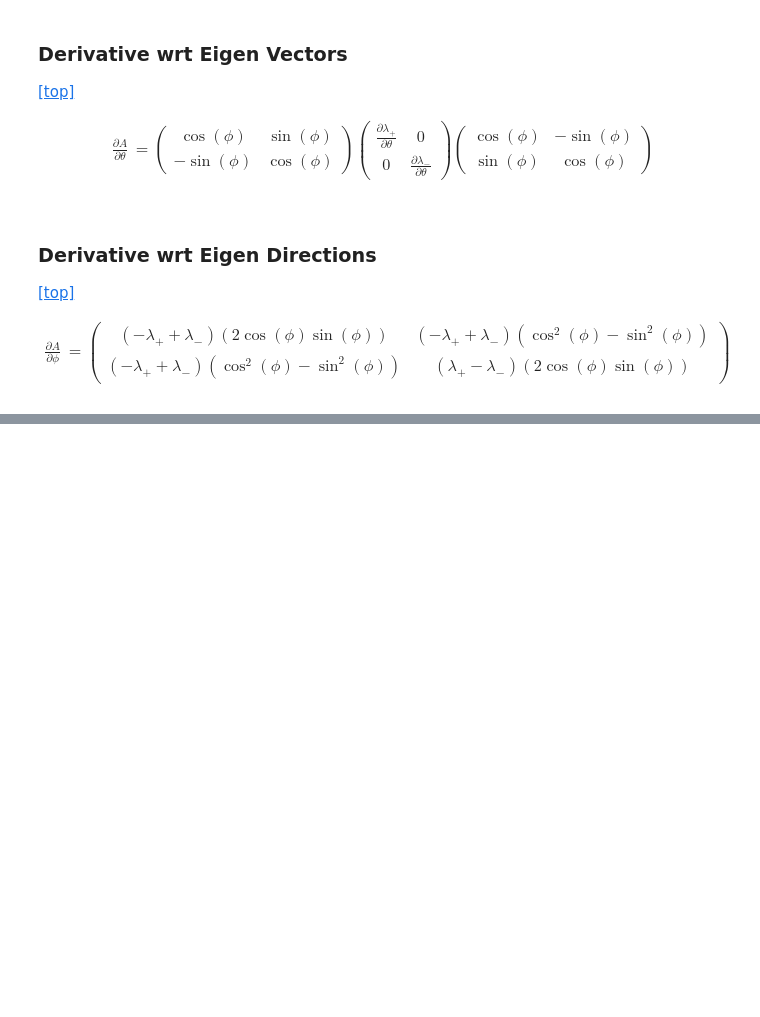
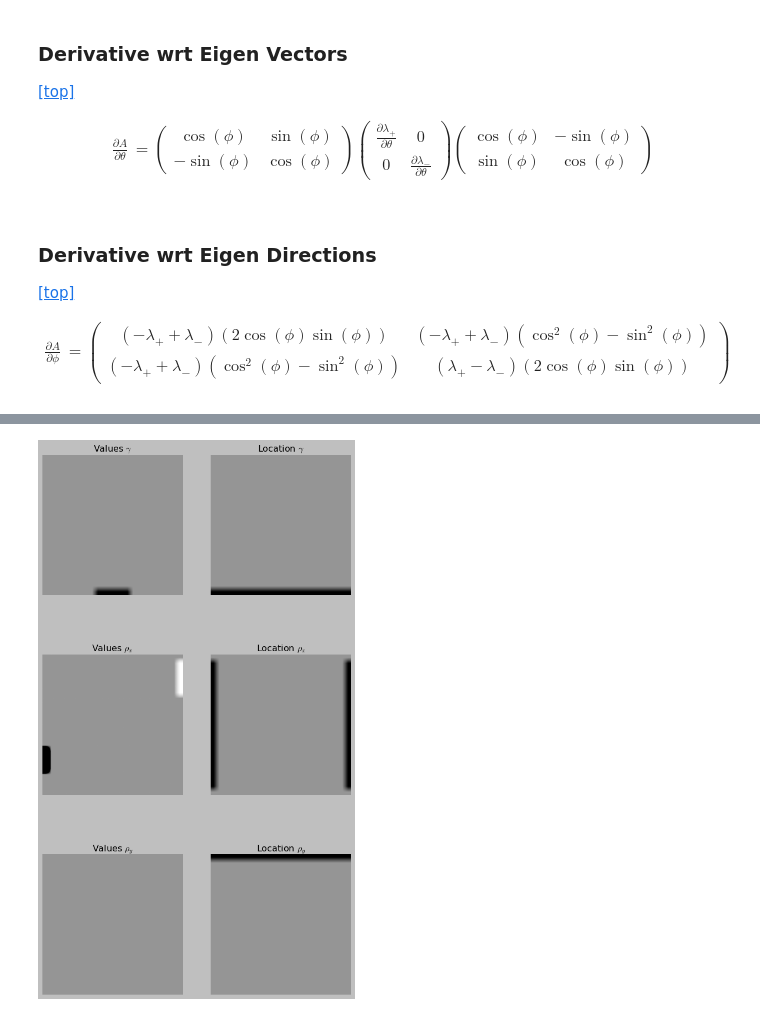
Before and after one commit to JustinBakerMath/homogenize, a Jupyter notebook: Homogenization.ipynb, the cells around one changed output, grey strips where cells are left out. Cells and saved outputs as stored; diff of their text form; code cells hidden in the pictures; blank space fills up the shorter version.

```diff
--- a/Homogenization.ipynb
+++ b/Homogenization.ipynb
@@ -729,0 +805,48 @@ plt.show()
+# %%
+rho_x = np.zeros(domain_shape)
+rho_x[-m//4-1:-1,-1] = -np.ones(m//4)
+rho_x[m//6:m//3,0] = 6*np.ones(m//6)
+rho_y = np.zeros(domain_shape)
+rho_xloc = np.zeros(domain_shape)
+rho_yloc = np.zeros(domain_shape)
+rho_xloc[1:-1,-1] = np.ones(n-2)
+rho_xloc[1:-1,0] = np.ones(n-2)
+rho_yloc[-1,:] = np.ones(n)
+gamma_loc = np.zeros(domain_shape)
+gamma_loc[0,:] = np.ones(n)
+gamma = np.zeros(domain_shape)
+gamma[0,3*n//8:5*n//8]=np.ones(n//4)
+options={'lv':0, 'volume':.75, 'tk':.1,
+         'gamma':gamma,'gamma_loc':gamma_loc,
+         'rho_x':rho_x,'rho_xloc':rho_xloc,
+         'rho_y':rho_y,'rho_yloc':rho_yloc}
+prob = heatLens(x,y,options)
+# %%
+plt.figure(figsize=(9,16))
+plt.subplot(321)
+plt.title('Values $\\gamma$')
+plt.imshow(prob.gamma[::-1],cmap='Greys',vmin=-1,vmax=1)
+plt.axis('off')
+plt.subplot(322)
+plt.title('Location $\\gamma$')
+plt.imshow(prob.gamma_loc[::-1],cmap='Greys',vmin=-1,vmax=1)
+plt.axis('off')
+plt.subplot(323)
+plt.title('Values $\\rho_x$')
+plt.imshow(prob.rho_x[::-1],cmap='Greys',vmin=-1,vmax=1)
+plt.axis('off')
+plt.subplot(324)
+plt.title('Location $\\rho_x$')
+plt.imshow(prob.rho_xloc[::-1],cmap='Greys',vmin=-1,vmax=1)
+plt.axis('off')
+plt.subplot(325)
+plt.title('Values $\\rho_y$')
+plt.imshow(prob.rho_y[::-1],cmap='Greys',vmin=-1,vmax=1)
+plt.axis('off')
+plt.subplot(326)
+plt.title('Location $\\rho_y$')
+plt.imshow(prob.rho_yloc[::-1],cmap='Greys',vmin=-1,vmax=1)
+plt.axis('off')
+plt.show()
+# %% [output]
+[figure, added]
```
Also changed, not shown: parts of 42 cells of this notebook, 2 other files.
